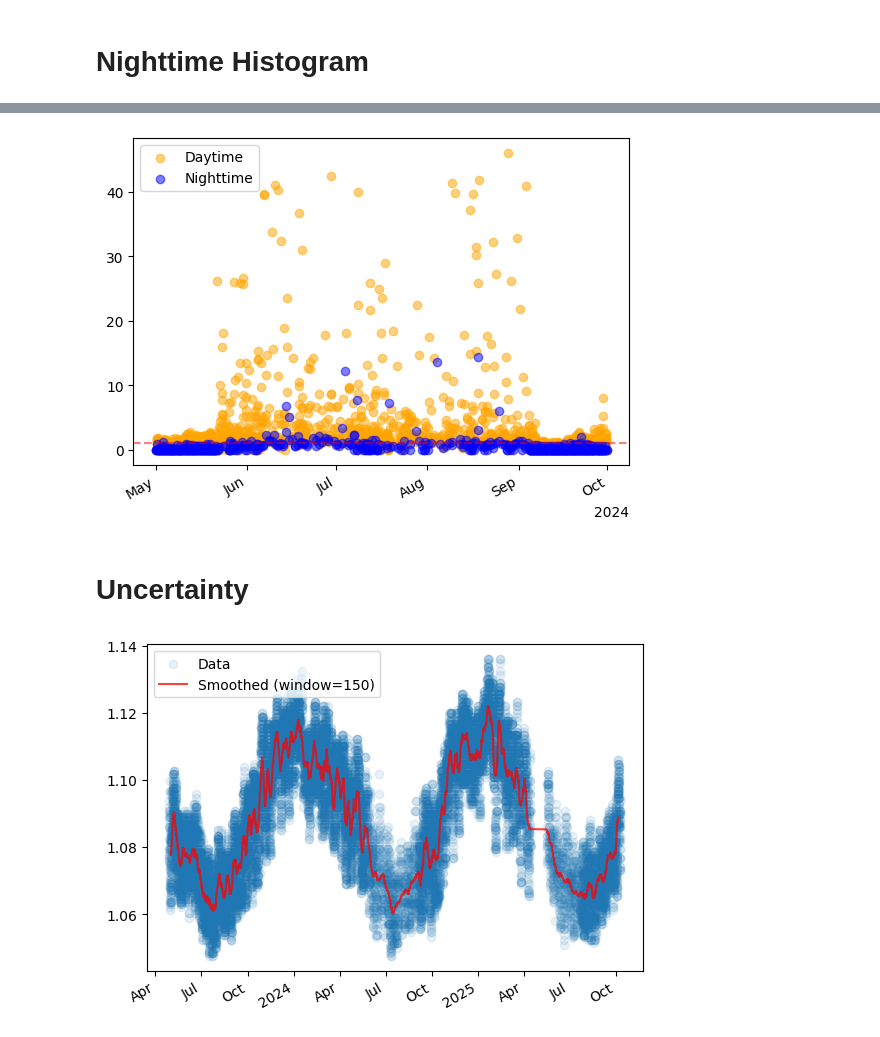
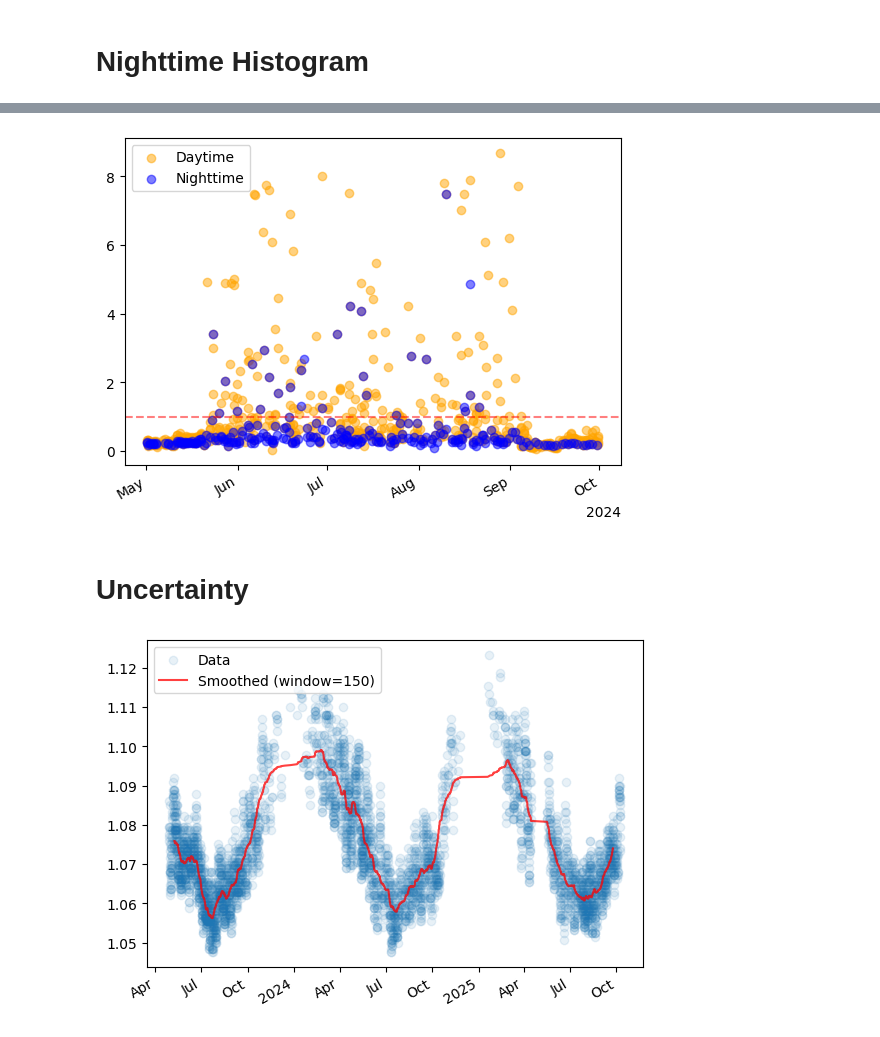
Before and after one commit to isaa-sudweeks/leighton-relationship, a Jupyter notebook: Leighton_Relationship_Calculator.ipynb, the cells around one changed output, grey strips where cells are left out. Cells and saved outputs as stored; diff of their text form; code cells hidden in the pictures.

Commit message:
feat: add data exploration notebook to calculate statistics for the Hawthorne dataset.

```diff
--- a/Leighton_Relationship_Calculator.ipynb
+++ b/Leighton_Relationship_Calculator.ipynb
@@ -16,8 +16,12 @@ UVdata.index = pd.to_datetime(UVdata.index, errors='coerce')
 data = data.merge(UVdata, left_index=True, right_index=True)
 
 data.rename(columns={'HW': 'UV'}, inplace=True)
-#data['UV'] = data['UV'].where(data['UV'] > 0)
+
+# Only keep UV values greater than zero
+data['UV'] = data['UV'].where(data['UV'] > 10) #Change this as needed
 data['NO'] = data['NO'].where(data['NO'] > 0)
+data["NO2"] = data["NO2"].where(data["NO2"] > 0)
+data["O3"] = data["O3"].where(data["O3"] > 0)
 
 # Drop any rows with NaN values and filter for positive SR_Synoptic
 data.dropna(inplace=True)
@@ -49,7 +53,7 @@ data['f_T'] = f298 * np.exp(g * (1/data['Temp[K]'] - 1/298.0))
 # %% [markdown]
 ## Calculating J
 # %%
-C=7.784e-5 * 5.3
+C=7.784e-5
 data['J']=C*data['UV']
 # %% [markdown]
 # Change concentration units
@@ -138,25 +153,25 @@ The nightime median LR is 0.0
 # %%
 summer_2024 = data.loc['2024-05':'2024-09']
-daytime = summer_2024[summer_2024['SR_Synoptic'] > 5]
-nighttime = summer_2024[summer_2024['SR_Synoptic'] <= 5]
+daytime = summer_2024.between_time('09:00', '16:00')
+nighttime = summer_2024.between_time('16:00', '09:00')
 
 fig, ax = plt.subplots()
 ax.scatter(daytime.index, daytime['LR'], c='orange', alpha=0.5, label='Daytime')
 ax.scatter(nighttime.index, nighttime['LR'], c='blue', alpha=0.5, label='Nighttime')
 ax.legend()
 ax.axhline(y=1, color='r', linestyle='--', alpha=0.5)
 # data['LR'].plot(kind='hist', bins=100)
 
 
 
 
 
 ax.xaxis.set_major_locator(mdates.AutoDateLocator())
 ax.xaxis.set_major_formatter(mdates.ConciseDateFormatter(ax.xaxis.get_major_locator()))
 
 fig.autofmt_xdate()
 # %% [output]
-[figure, old version]
+[figure, new version]
 # %% [markdown]
 # Uncertainty
 # %%
@@ -175,4 +190,4 @@ ax.xaxis.set_major_formatter(mdates.ConciseDateFormatter(ax.xaxis.get_major_loca
 
 fig.autofmt_xdate()
 # %% [output]
-[figure, old version]
+[figure, new version]
```
Also changed, not shown: parts of 4 cells of this notebook, 1 other file.
